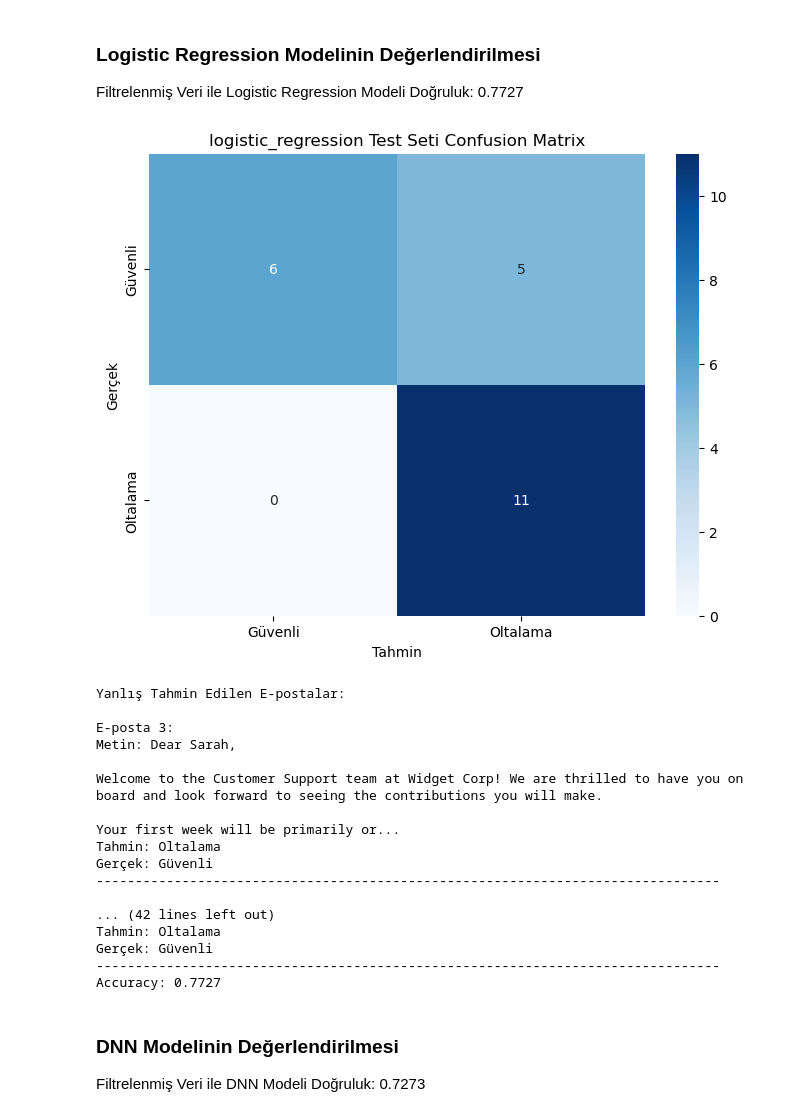
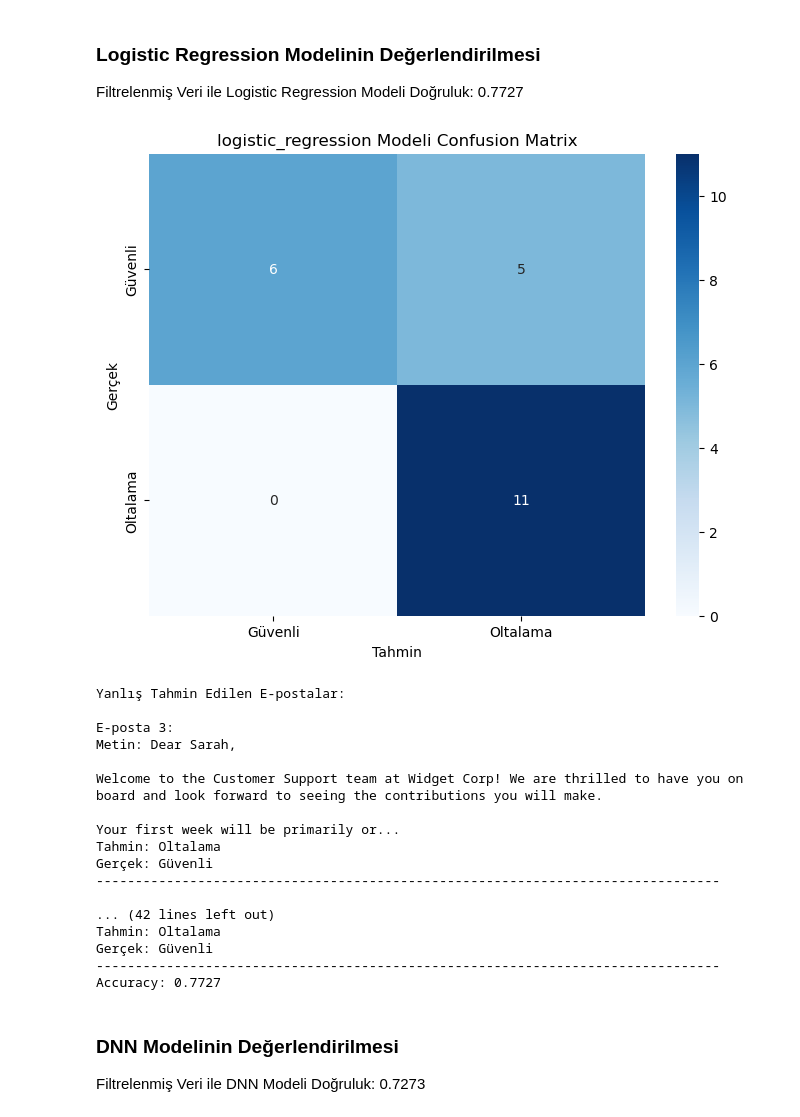
Before and after one commit to zeynepgulhanuslu/BLG-607-Data-mining-project, a Jupyter notebook: src/notebooks/real_dataset_inference.ipynb, the cells around one changed output. Cells and saved outputs as stored; diff of their text form; code cells hidden in the pictures.

```diff
--- a/src/notebooks/real_dataset_inference.ipynb
+++ b/src/notebooks/real_dataset_inference.ipynb
@@ -75,35 +71,38 @@ def clean_text(text):
     allowed_chars = re.compile(r'[^a-zA-Z0-9 *#$&/(){}[\]<>+=\-_\'^@.,;:!?"%\\|`~]')
     return allowed_chars.sub('', clean_text)
 # %%
-def evaluate_model_with_real_data(model, vectorizer, df_test, model_type, normalize=False):
+def evaluate_model_with_real_data(model, vectorizer,
+                                  df_test, model_type,
+                                  normalize=False,
+                                  text_column='text',
+                                  label_column='label'):
     if normalize:
-        texts = df_test["text"].apply(clean_text)
+        texts = df_test[text_column].apply(clean_text)
     else:
-        texts = df_test["text"]
-    labels = df_test["label"]
+        texts = df_test[text_column]
+    labels = df_test[label_column]
 
     """Gerçek veri seti ile modelin performansını değerlendirir"""
-    predictions = make_predictions(model, vectorizer, texts)  # Değişiklik burada
+    predictions = make_predictions(model, vectorizer, texts)
     accuracy = accuracy_score(labels, predictions)
     report = classification_report(labels, predictions)
     conf_matrix = confusion_matrix(labels, predictions)
 
-    # Confusion Matrix
     plt.figure(figsize=(8, 6))
     sns.heatmap(conf_matrix, annot=True, fmt='d', cmap='Blues',
                 xticklabels=['Güvenli', 'Oltalama'],
                 yticklabels=['Güvenli', 'Oltalama'])
-    plt.title(f'{model_type} Test Seti Confusion Matrix')
+    plt.title(f'{model_type} Modeli Confusion Matrix')
     plt.xlabel('Tahmin')
     plt.ylabel('Gerçek')
     plt.show()
 
     # Yanlış tahminleri göster
     print("\nYanlış Tahmin Edilen E-postalar:")
-    for i, (pred, true) in enumerate(zip(predictions, df_test['label'])):
+    for i, (pred, true) in enumerate(zip(predictions, df_test[label_column])):
         if pred != true:
             print(f"\nE-posta {i + 1}:")
-            print(f"Metin: {df_test.iloc[i]['text'][:200]}...")
+            print(f"Metin: {df_test.iloc[i][text_column][:200]}...")
             print(f"Tahmin: {'Oltalama' if pred == 1 else 'Güvenli'}")
             print(f"Gerçek: {'Oltalama' if true == 1 else 'Güvenli'}")
             print("-" * 80)
@@ -340,18 +339,18 @@ Accuracy: 0.7273
 
 Filtrelenmiş Veri ile Logistic Regression Modeli Doğruluk:  0.7727
 # %%
-lr_dir = os.path.join(models_dir, "logistic_regression")
+lr_dir = os.path.join(models_dir, "logistic_regression", "cv-5-only")
 
 
 model, vectorizer = load_model_and_vectorizer(os.path.join(lr_dir, "filtered_logistic.joblib"),
                                               os.path.join(lr_dir, "filtered_tfidf.joblib"))
 
 accuracy, report, conf_matrix = evaluate_model_with_real_data(model, vectorizer, df_test,
                                                               "logistic_regression", normalize=False)
 
 print(f"Accuracy: {accuracy:.4f}")
 # %% [output]
-[figure, old version]
+[figure, new version]
 Yanlış Tahmin Edilen E-postalar:
 
 E-posta 3:
```
Also changed, not shown: parts of 5 cells of this notebook, 34 other files.
